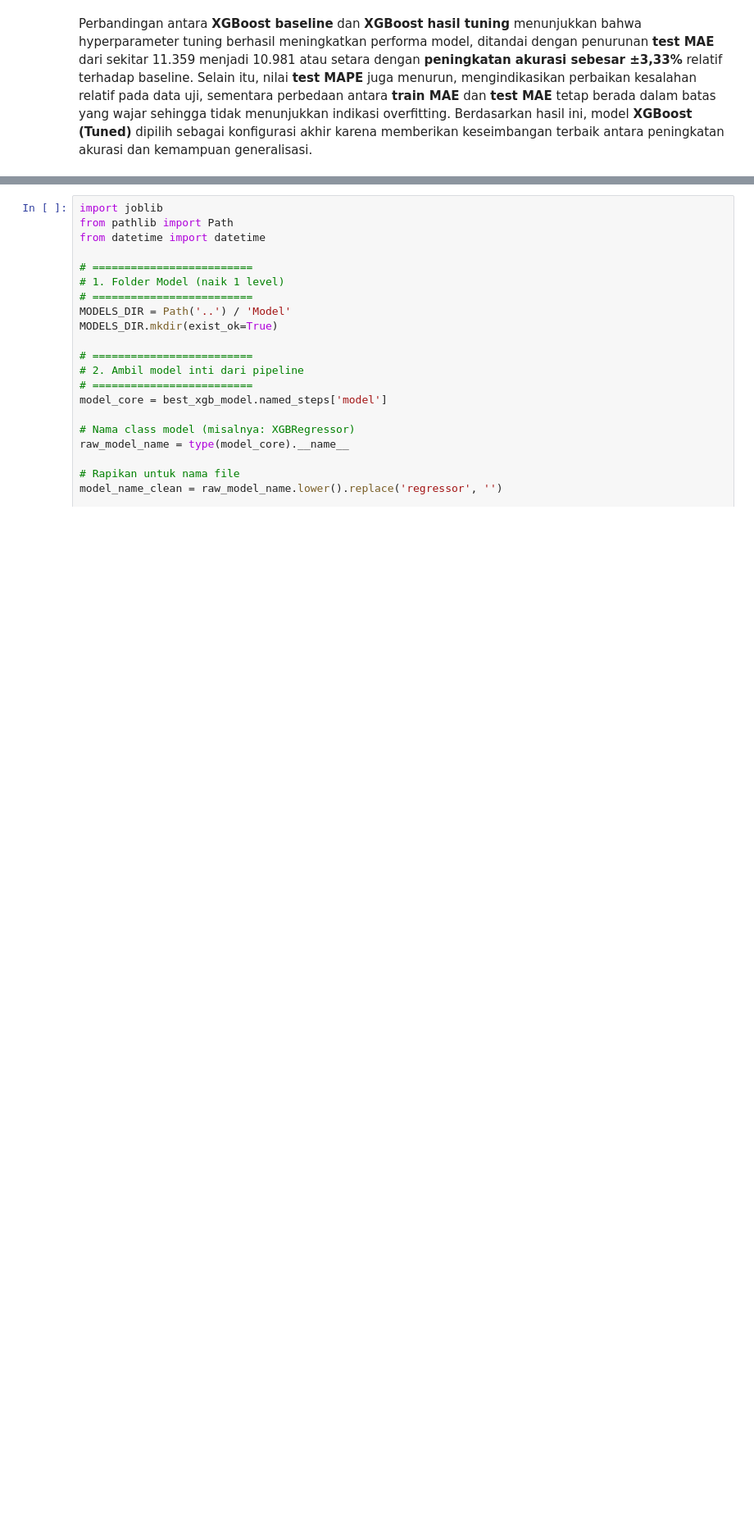
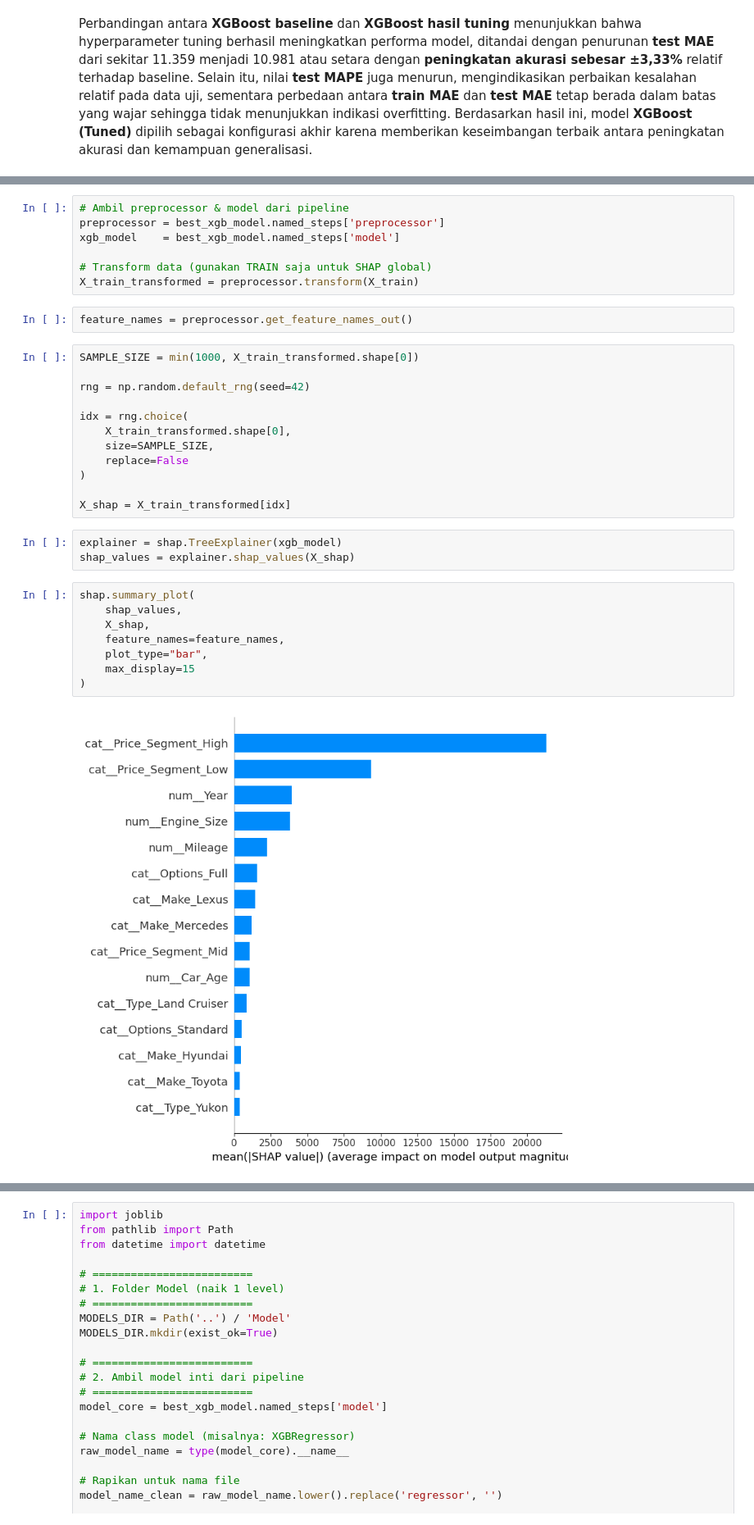
Before and after one commit to hansdarmawann/arabian-cars-1, a Jupyter notebook: Notebook/03_Modeling.ipynb, the cells around one changed output, grey strips where cells are left out. Shown: that part at 82% size. Saved outputs shown, nothing was run; the diff lists cells and outputs as text; blank space fills up the shorter version.

Commit message:
Turunkan ekspektasi metrics eval; Penambahan fitur SHAP; (Jangan lupa update envi!!!

```diff
--- a/Notebook/03_Modeling.ipynb
+++ b/Notebook/03_Modeling.ipynb
@@ -363,0 +373,34 @@ Perbandingan antara **XGBoost baseline** dan **XGBoost hasil tuning** menunjukka
+# %%
+# Ambil preprocessor & model dari pipeline
+preprocessor = best_xgb_model.named_steps['preprocessor']
+xgb_model    = best_xgb_model.named_steps['model']
+
+# Transform data (gunakan TRAIN saja untuk SHAP global)
+X_train_transformed = preprocessor.transform(X_train)
+# %%
+feature_names = preprocessor.get_feature_names_out()
+# %%
+SAMPLE_SIZE = min(1000, X_train_transformed.shape[0])
+
+rng = np.random.default_rng(seed=42)
+
+idx = rng.choice(
+    X_train_transformed.shape[0],
+    size=SAMPLE_SIZE,
+    replace=False
+)
+
+X_shap = X_train_transformed[idx]
+# %%
+explainer = shap.TreeExplainer(xgb_model)
+shap_values = explainer.shap_values(X_shap)
+# %%
+shap.summary_plot(
+    shap_values,
+    X_shap,
+    feature_names=feature_names,
+    plot_type="bar",
+    max_display=15
+)
+# %% [output]
+[figure, added]
```
Also changed, not shown: parts of 6 cells of this notebook, 1 other file.
